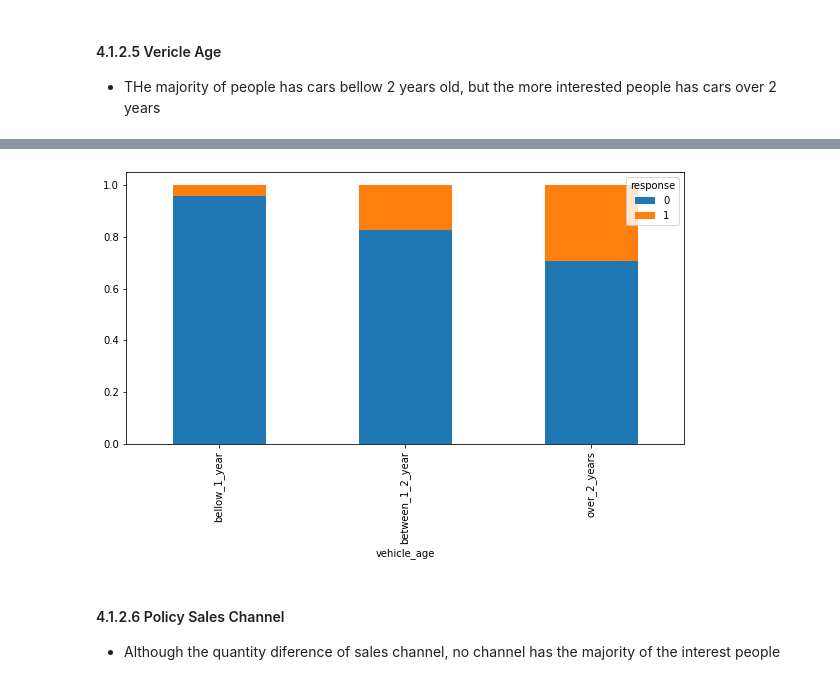
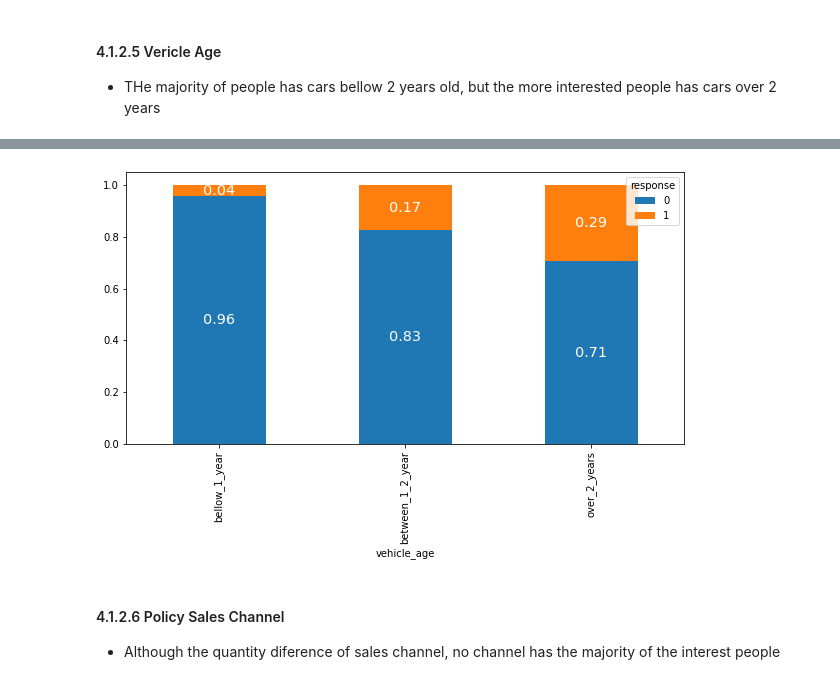
Before and after one commit to ArthurMesquita96/Insurance-Cross-Sell, a Jupyter notebook: insurance_cross_sell_notebook.ipynb, the cells around one changed output, grey strips where cells are left out. Drawn from its saved outputs; the diff is of its cells as text; code cells hidden in the pictures.

```diff
--- a/insurance_cross_sell_notebook.ipynb
+++ b/insurance_cross_sell_notebook.ipynb
@@ -419,9 +462,12 @@ for i in g.containers:
 # %%
 # 'vehicle_age'
 df_grouped = df4[["vehicle_age", "response"]].groupby('vehicle_age').value_counts(normalize=True).unstack('response')
-df_grouped.plot.bar(stacked=True,figsize=(10,5));
+g = df_grouped.plot.bar(stacked=True,figsize=(10,5));
+
+for i in g.containers:
+    g.bar_label(i, color='white', label_type= 'center',fontsize='x-large',fmt='%.2f')
 # %% [output]
-[figure, old version]
+[figure, new version]
 # %% [markdown]
 #### 4.1.2.6 Policy Sales Channel
 
```
Also changed, not shown: parts of 52 cells of this notebook, 1 other file.
